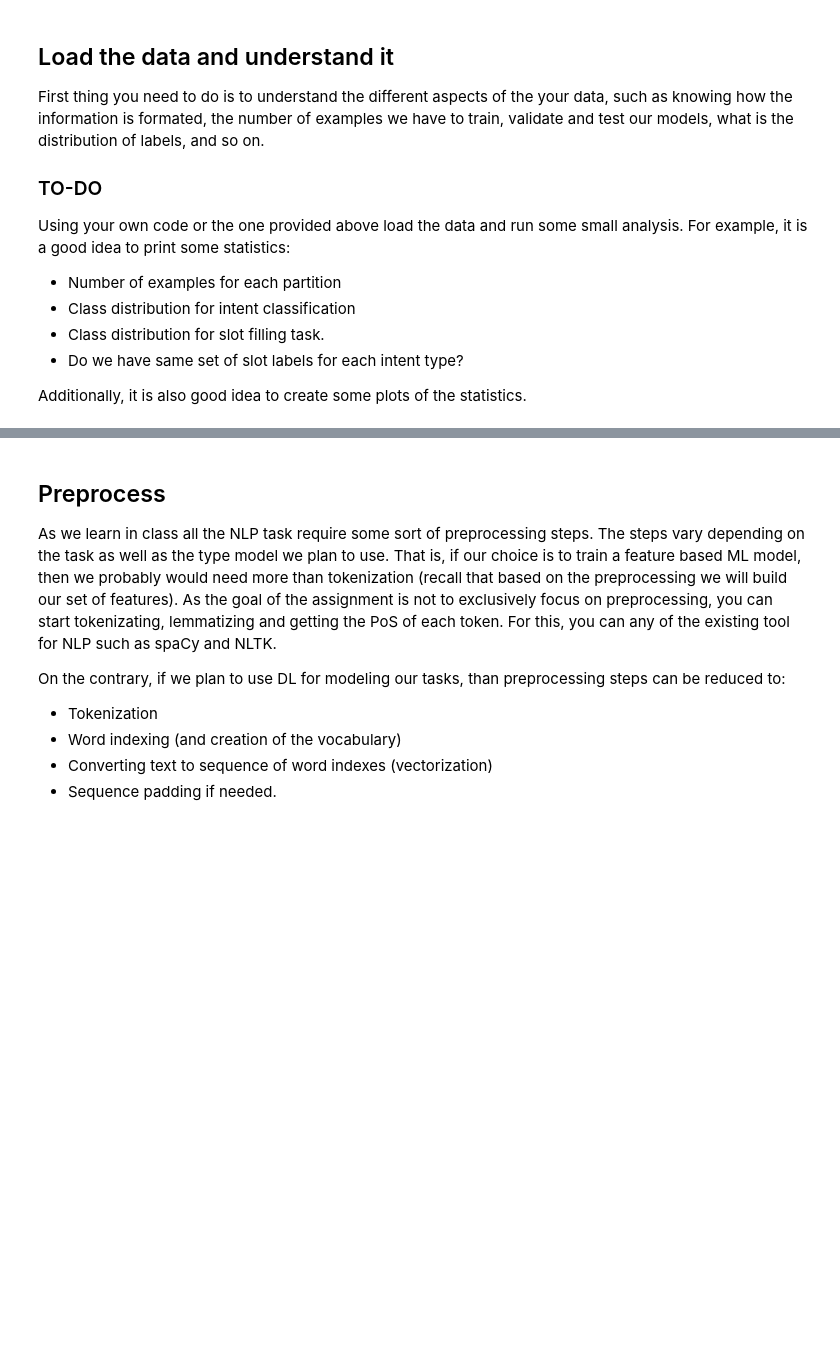
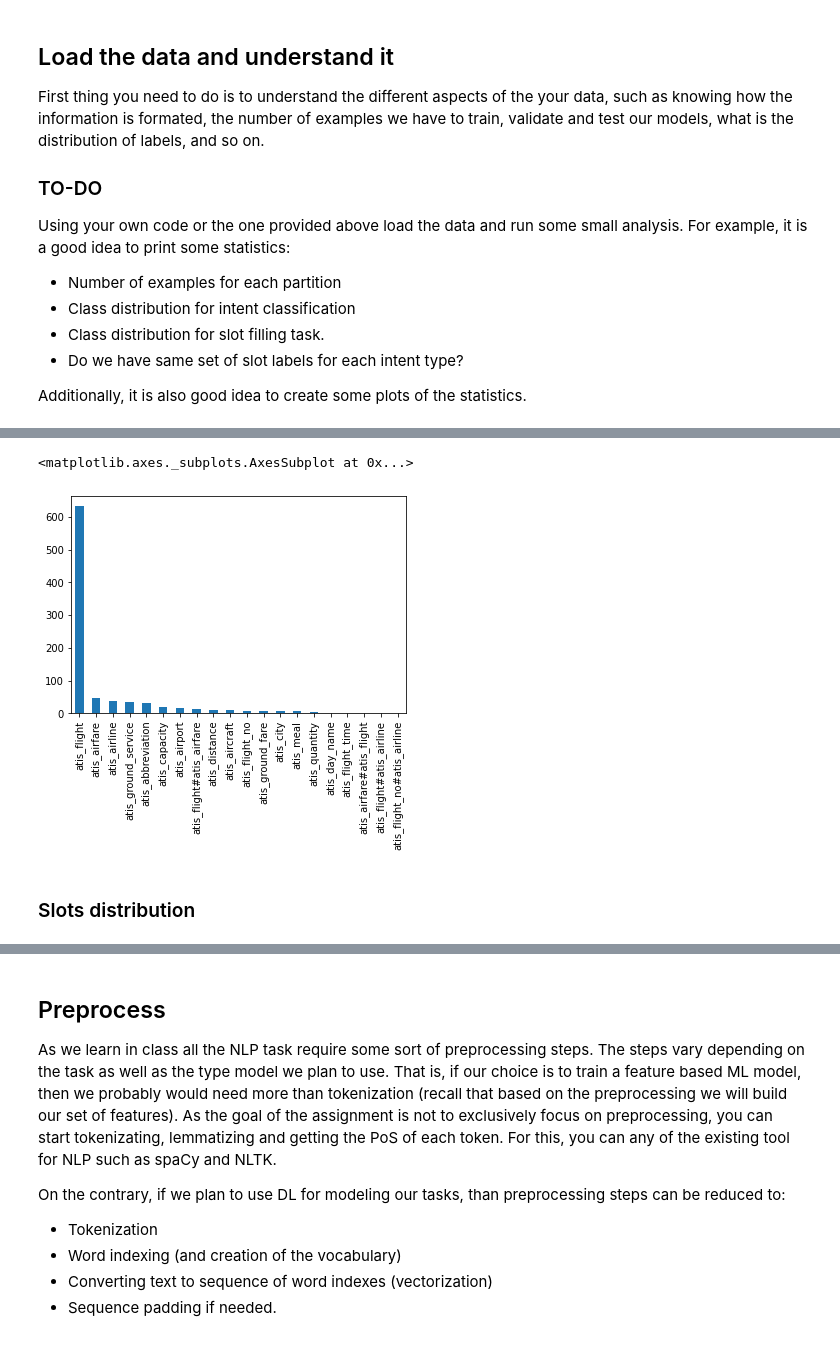
Before and after one commit to juletx/nlp-applications-2, a Jupyter notebook: assignments/assignment1.intent-slot-identification.ipynb, the cells around one changed output, grey strips where cells are left out. Cells and saved outputs as stored; diff of their text form; code cells hidden in the pictures; blank space fills up the shorter version.

```diff
--- a/assignments/assignment1.intent-slot-identification.ipynb
+++ b/assignments/assignment1.intent-slot-identification.ipynb
@@ -81,0 +131,3 @@ print(train_intents[0])
+# %%
+test_df = pd.DataFrame({"text": test_texts, "slots": test_slots, "intent": test_intents})
+test_df
@@ -81,0 +215,3 @@ print(train_intents[0])
+# %%
+test_intent_df = test_df['intent'].value_counts()
+test_intent_df
@@ -81,0 +246,7 @@ print(train_intents[0])
+# %%
+test_intent_df.plot.bar()
+# %% [output]
+<matplotlib.axes._subplots.AxesSubplot at 0x...>
+[figure, added]
+# %% [markdown]
+### Slots distribution
```
Also changed, not shown: parts of 19 cells of this notebook, 1 other file.
